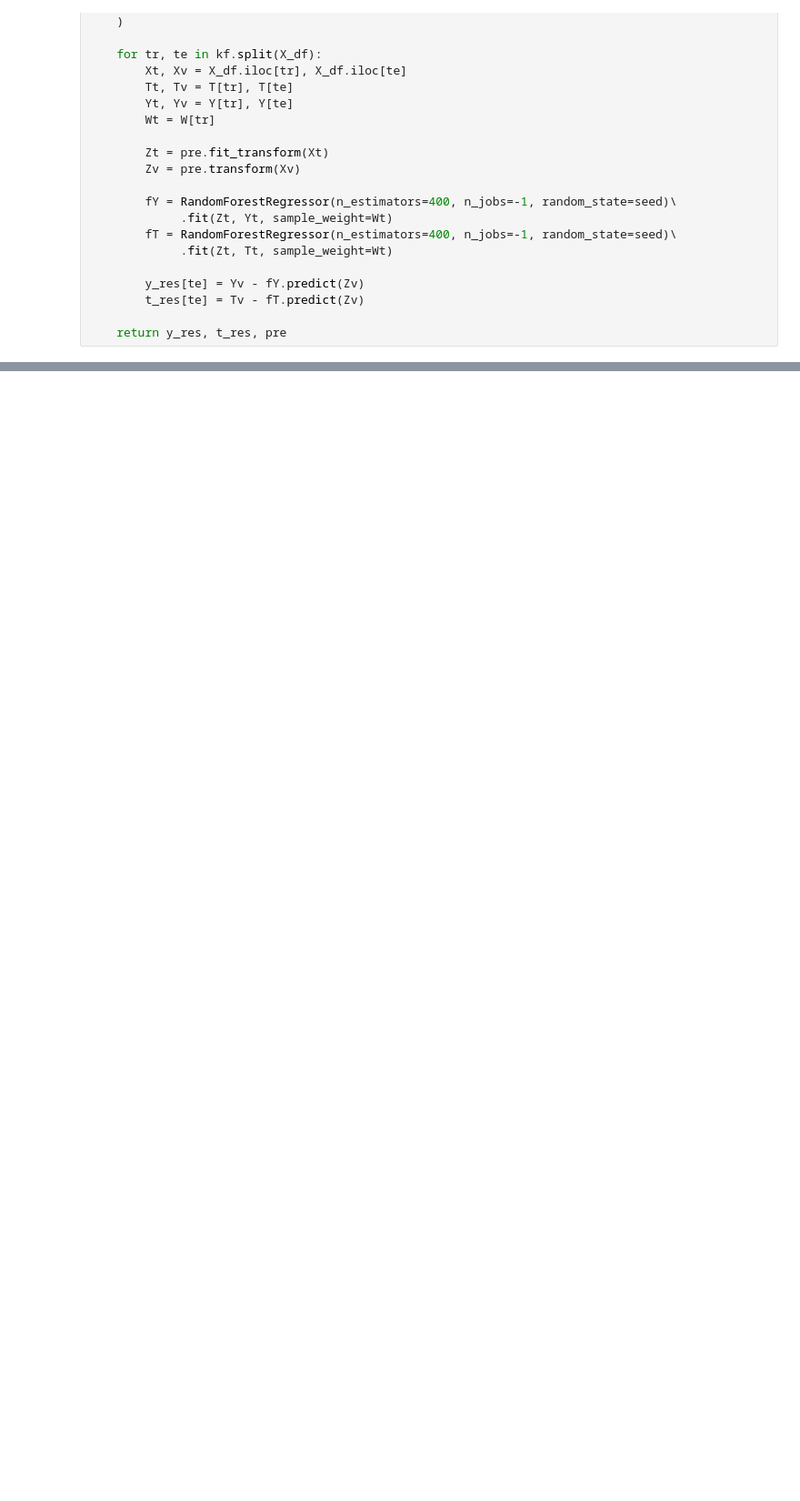
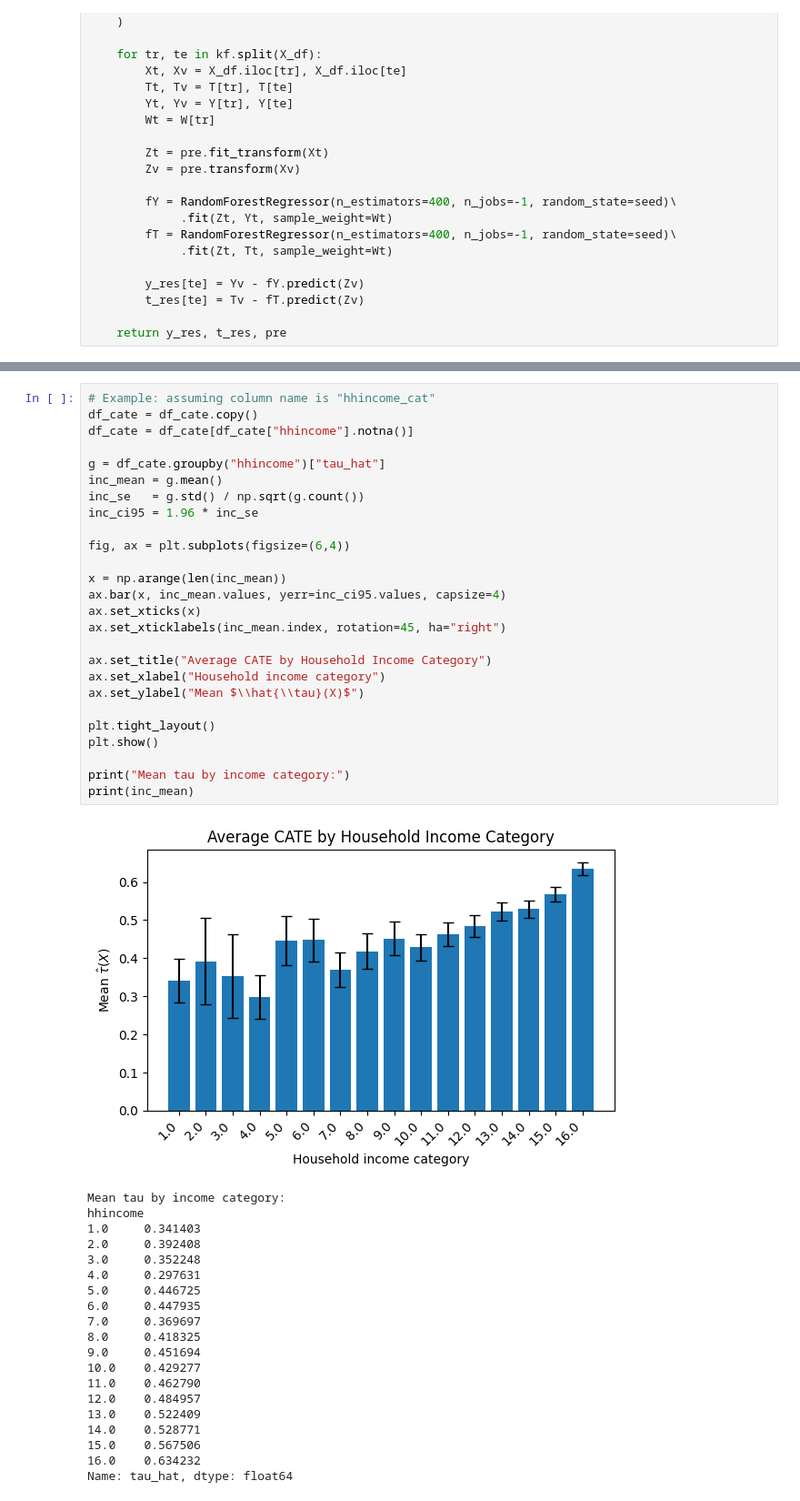
Before and after one commit to JerroldH/dcpc-friction-dml, a Jupyter notebook: notebooks/04-DRloss.ipynb, the cells around one changed output, grey strips where cells are left out. Shown at 91% size. Cells and saved outputs as stored; diff of their text form; blank space fills up the shorter version.

Commit message:
updated CATE on 04

```diff
--- a/notebooks/04-DRloss.ipynb
+++ b/notebooks/04-DRloss.ipynb
@@ -454,0 +470,47 @@ Name: tau_hat, dtype: float64
+# %%
+# Example: assuming column name is "hhincome_cat"
+df_cate = df_cate.copy()
+df_cate = df_cate[df_cate["hhincome"].notna()]
+
+g = df_cate.groupby("hhincome")["tau_hat"]
+inc_mean = g.mean()
+inc_se   = g.std() / np.sqrt(g.count())
+inc_ci95 = 1.96 * inc_se
+
+fig, ax = plt.subplots(figsize=(6,4))
+
+x = np.arange(len(inc_mean))
+ax.bar(x, inc_mean.values, yerr=inc_ci95.values, capsize=4)
+ax.set_xticks(x)
+ax.set_xticklabels(inc_mean.index, rotation=45, ha="right")
+
+ax.set_title("Average CATE by Household Income Category")
+ax.set_xlabel("Household income category")
+ax.set_ylabel("Mean $\\hat{\\tau}(X)$")
+
+plt.tight_layout()
+plt.show()
+
+print("Mean tau by income category:")
+print(inc_mean)
+# %% [output]
+[figure, added]
+Mean tau by income category:
+hhincome
+1.0     0.341403
+2.0     0.392408
+3.0     0.352248
+4.0     0.297631
+5.0     0.446725
+6.0     0.447935
+7.0     0.369697
+8.0     0.418325
+9.0     0.451694
+10.0    0.429277
+11.0    0.462790
+12.0    0.484957
+13.0    0.522409
+14.0    0.528771
+15.0    0.567506
+16.0    0.634232
+Name: tau_hat, dtype: float64
```
Also changed, not shown: parts of 16 cells of this notebook.
